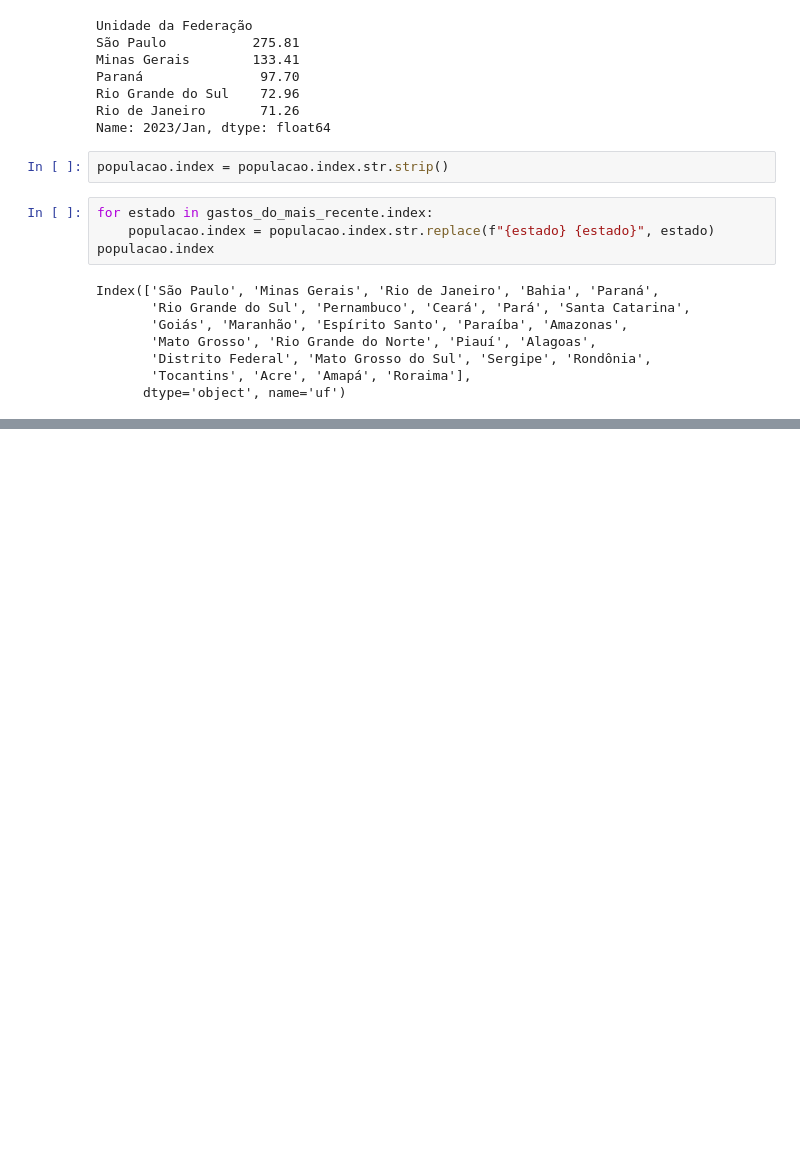
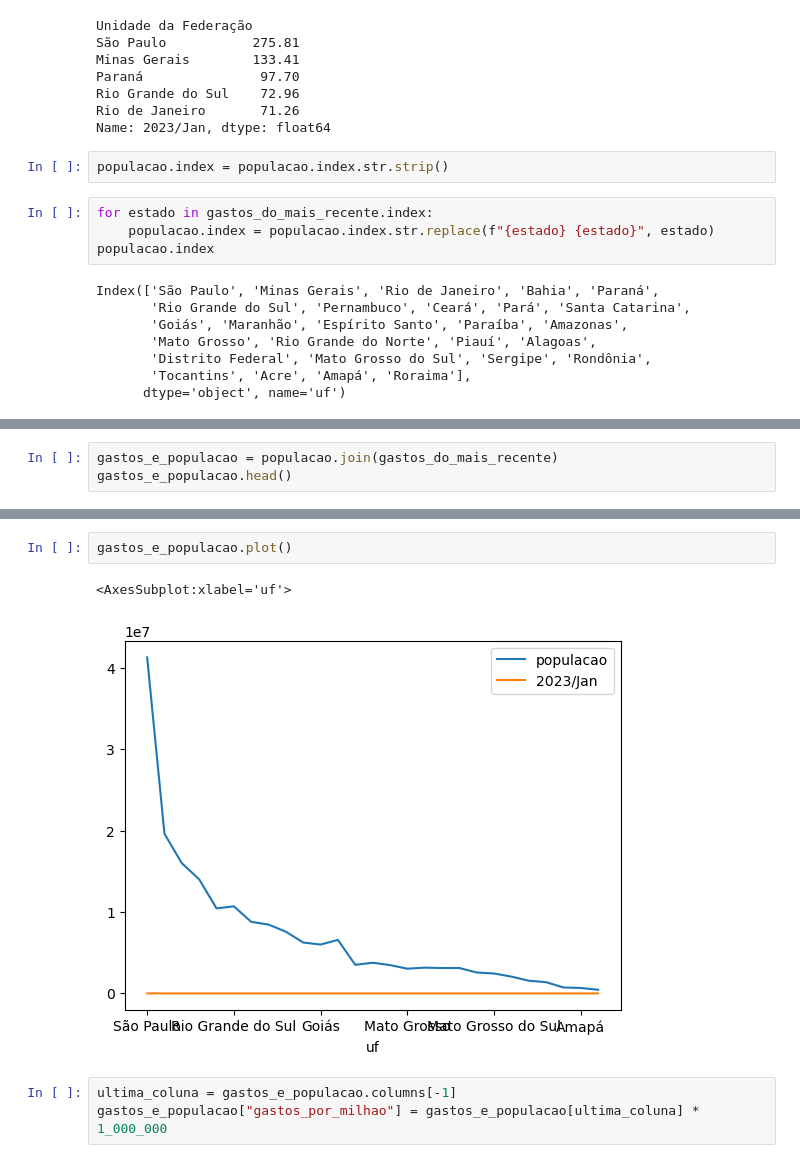
Before and after one commit to polizelr/pos_data_analytics_fiap, a Jupyter notebook: Fase 1 - Data analysis and exploration/Visualização de dados/Produção_Hospitalar_v2.ipynb, the cells around one changed output, grey strips where cells are left out. Saved outputs shown, nothing was run; the diff lists cells and outputs as text; blank space fills up the shorter version.

```diff
--- a/Fase 1 - Data analysis and exploration/Visualização de dados/Produção_Hospitalar_v2.ipynb
+++ b/Fase 1 - Data analysis and exploration/Visualização de dados/Produção_Hospitalar_v2.ipynb
@@ -977,0 +957,3 @@ populacao.join(gastos_do_mais_recente)
+# %%
+gastos_e_populacao = populacao.join(gastos_do_mais_recente)
+gastos_e_populacao.head()
@@ -977,0 +968,8 @@ populacao.join(gastos_do_mais_recente)
+# %%
+gastos_e_populacao.plot()
+# %% [output]
+<AxesSubplot:xlabel='uf'>
+[figure, added]
+# %%
+ultima_coluna = gastos_e_populacao.columns[-1]
+gastos_e_populacao["gastos_por_milhao"] = gastos_e_populacao[ultima_coluna] * 1_000_000
```
Also changed, not shown: parts of 34 cells of this notebook.
